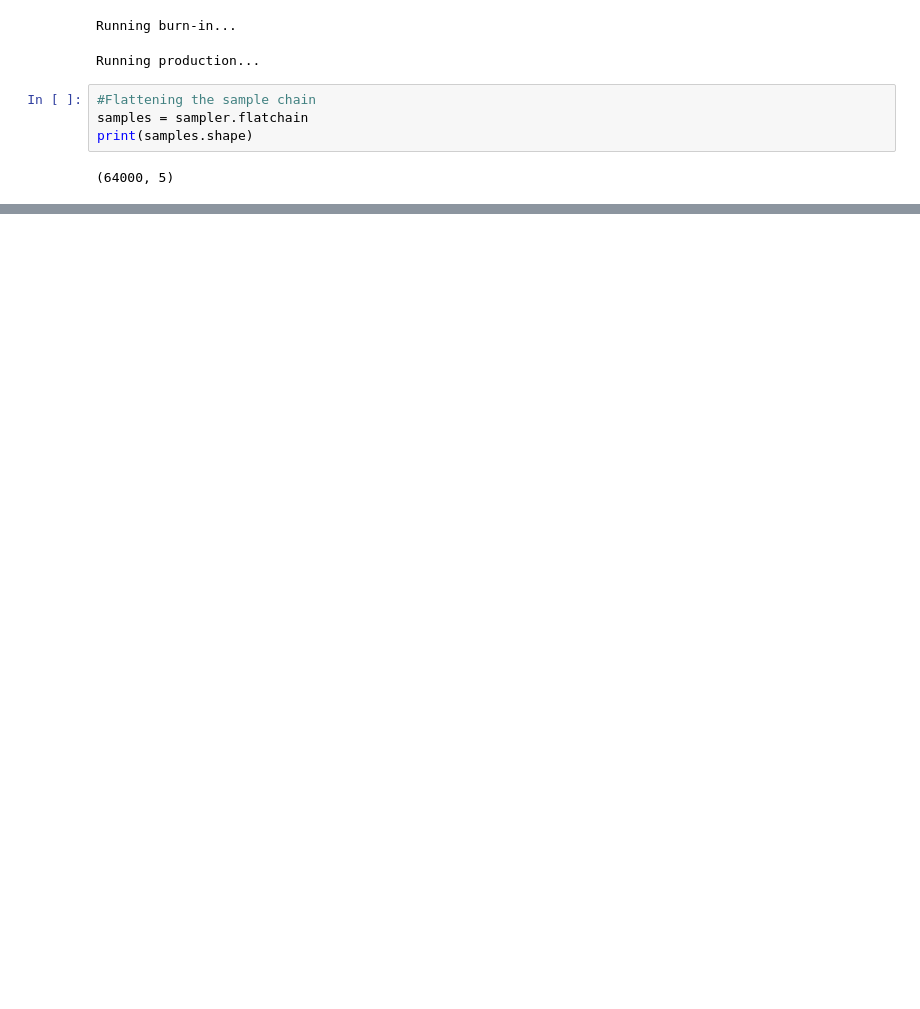
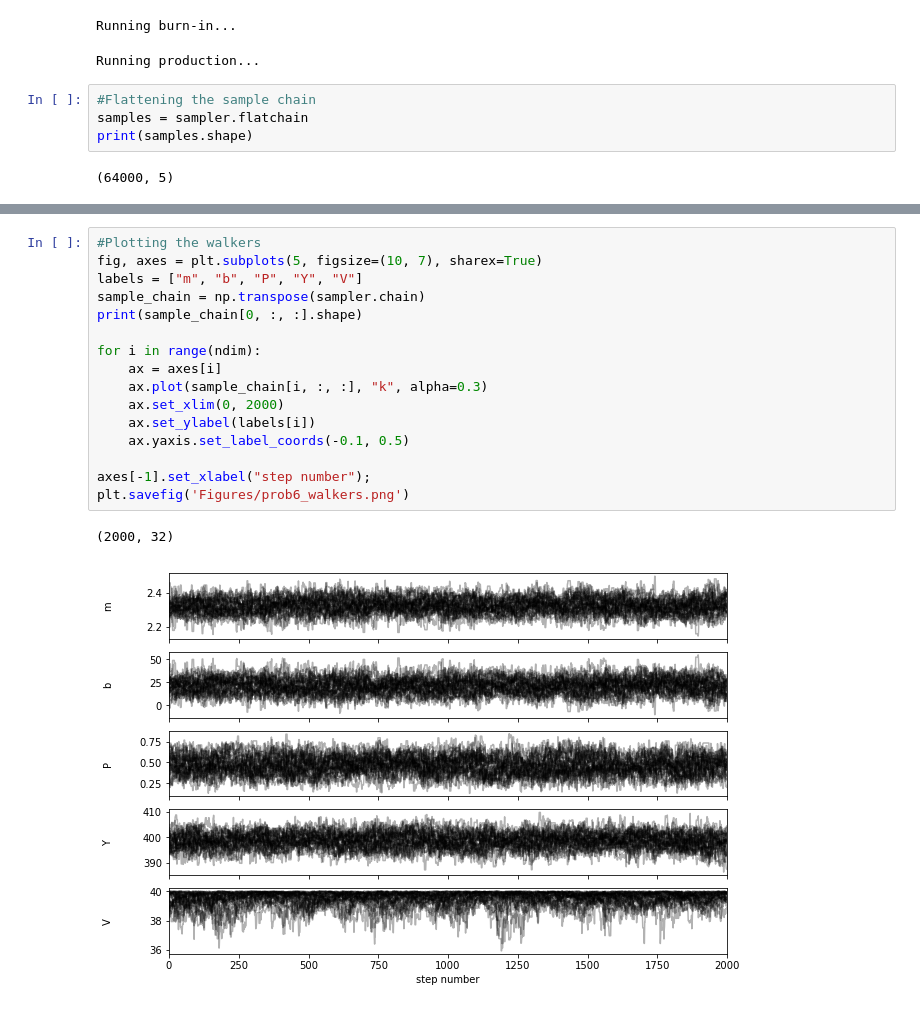
Before and after one commit to RileyWClarke/BiancoGroup, a Jupyter notebook: LinearFittingExercises.ipynb, the cells around one changed output, grey strips where cells are left out. Saved outputs shown, nothing was run; the diff lists cells and outputs as text; blank space fills up the shorter version.

```diff
--- a/LinearFittingExercises.ipynb
+++ b/LinearFittingExercises.ipynb
@@ -302,3 +305,22 @@ WARNING:root:Too few points to create valid contours
+# %%
+#Plotting the walkers
+fig, axes = plt.subplots(5, figsize=(10, 7), sharex=True)
+labels = ["m", "b", "P", "Y", "V"]
+sample_chain = np.transpose(sampler.chain)
+print(sample_chain[0, :, :].shape)
+
+for i in range(ndim):
+    ax = axes[i]
+    ax.plot(sample_chain[i, :, :], "k", alpha=0.3)
+    ax.set_xlim(0, 2000)
+    ax.set_ylabel(labels[i])
+    ax.yaxis.set_label_coords(-0.1, 0.5)
+
+axes[-1].set_xlabel("step number");
+plt.savefig('Figures/prob6_walkers.png')
+# %% [output]
+(2000, 32)
+[figure, added]
 # %%
 #Plotting the posterior fits against the data
 plt.figure(figsize=(10,10))
```
Also changed, not shown: parts of 7 cells of this notebook, 5 other files.
